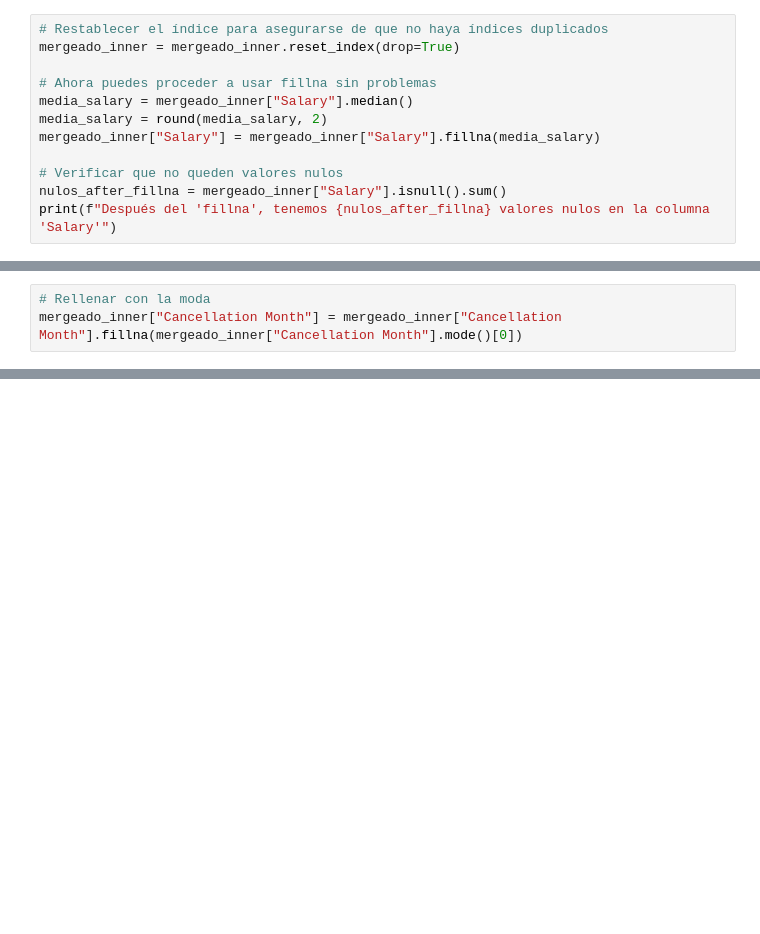
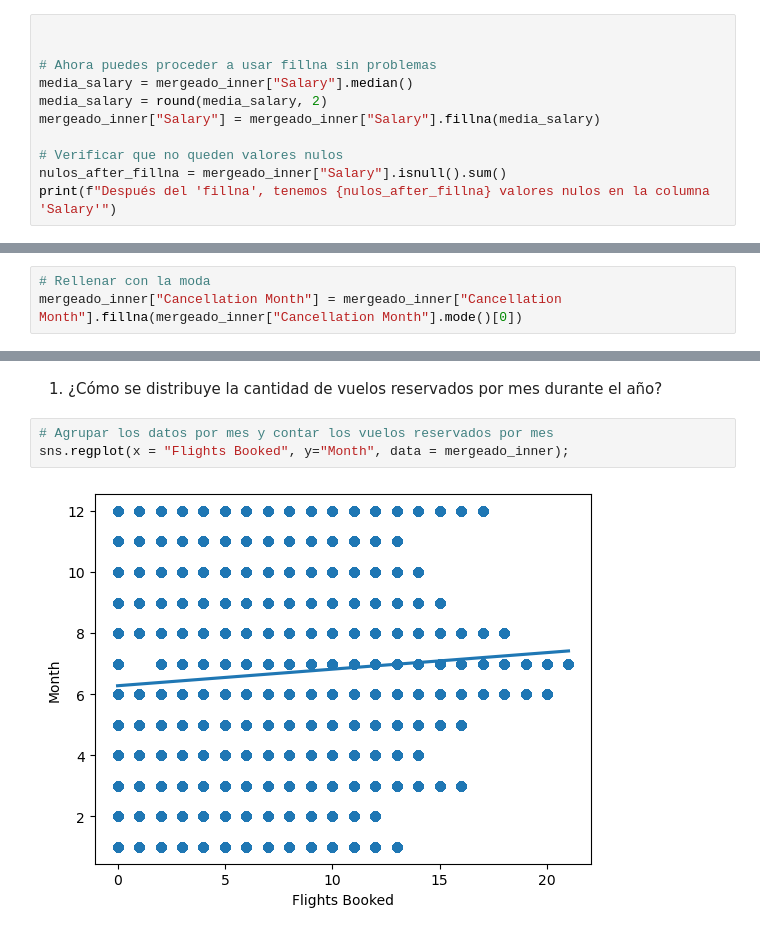
Before and after one commit to Adalab/bda-modulo-3-evaluacion-final-irenealonso11, a Jupyter notebook: evaluacion.ipynb, the cells around one changed output, grey strips where cells are left out. Saved outputs shown, nothing was run; the diff lists cells and outputs as text; blank space fills up the shorter version.

Commit message:
visualizacion

```diff
--- a/evaluacion.ipynb
+++ b/evaluacion.ipynb
@@ -256,8 +256,7 @@ mergeado_inner.tail()
 | 999982 | 2018 | 12 | 0 | 0 | 0 | 0 | ... |
 | 999986 | 2018 | 12 | 0 | 0 | 0 | 0 | ... |
 # %%
-# Restablecer el índice para asegurarse de que no haya índices duplicados
-mergeado_inner = mergeado_inner.reset_index(drop=True)
+
 
 # Ahora puedes proceder a usar fillna sin problemas
 media_salary = mergeado_inner["Salary"].median()
@@ -292,0 +307,7 @@ mergeado_inner["Cancellation Month"] = mergeado_inner["Cancellation Month"].fill
+# %% [markdown]
+1. ¿Cómo se distribuye la cantidad de vuelos reservados por mes durante el año?
+# %%
+# Agrupar los datos por mes y contar los vuelos reservados por mes
+sns.regplot(x = "Flights Booked", y="Month", data = mergeado_inner);
+# %% [output]
+[figure, added]
```
Also changed, not shown: parts of 20 cells of this notebook.
